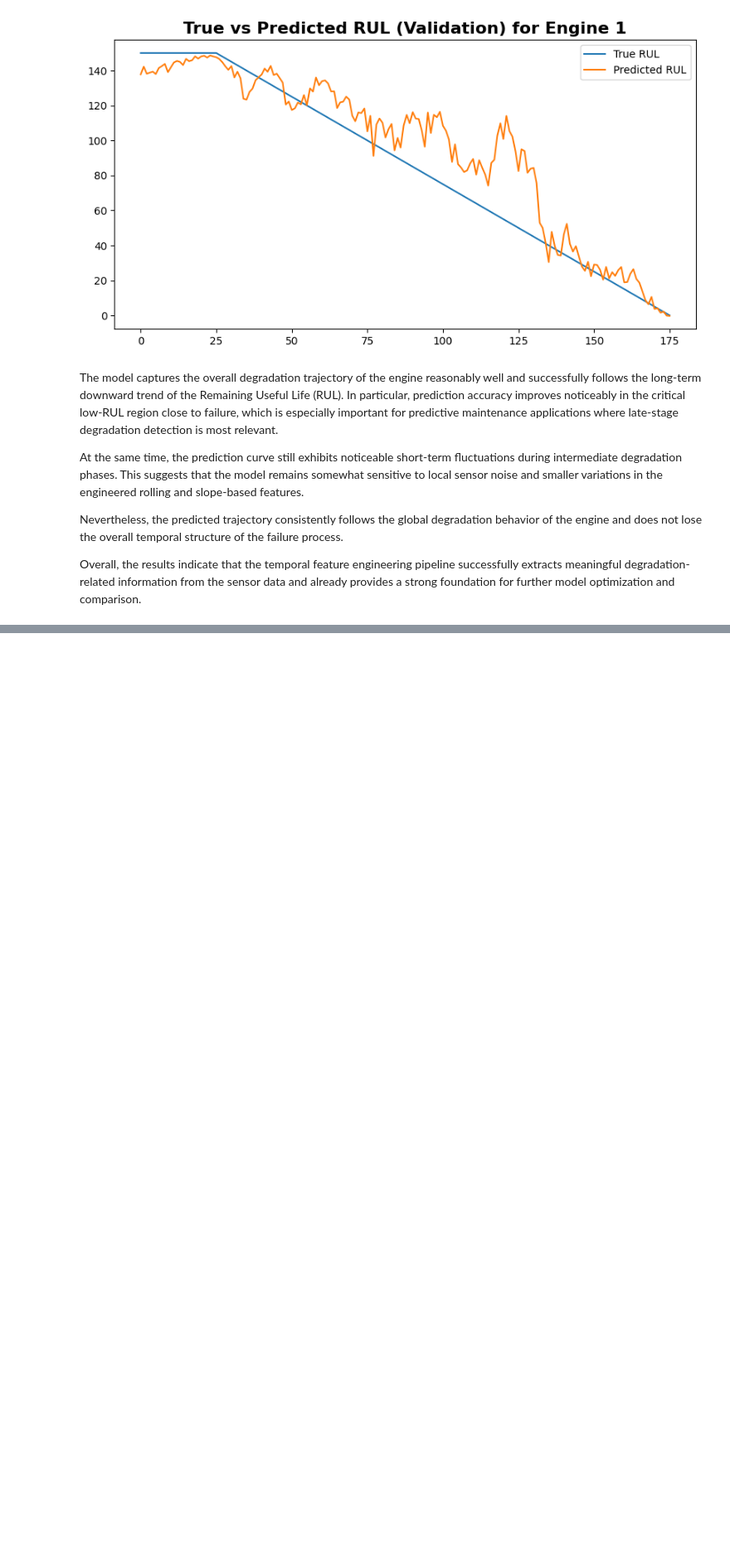
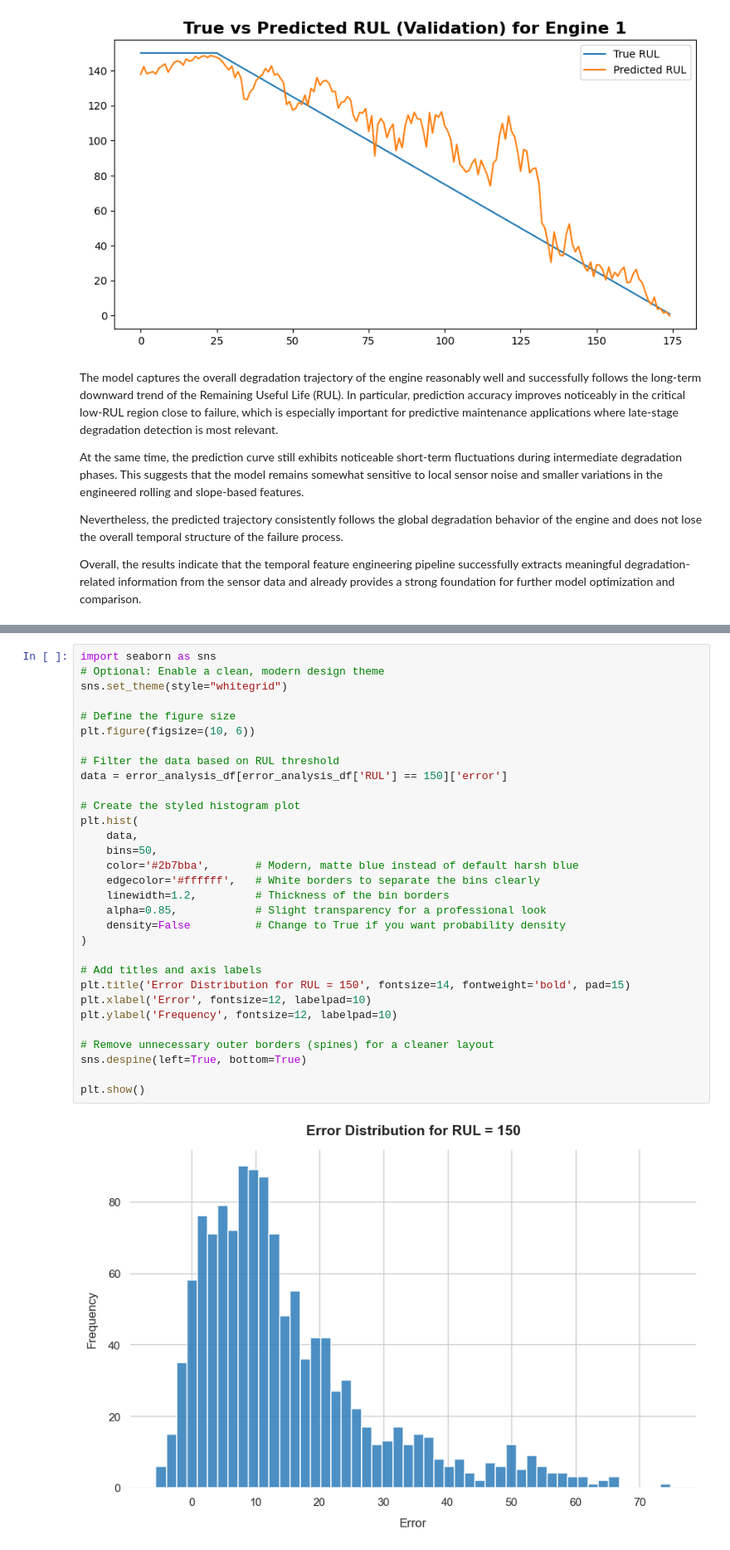
Before and after one commit to TobiSchl2010/predictive-maintenance-cmaps, a Jupyter notebook: notebooks/03_modeling.ipynb, the cells around one changed output, grey strips where cells are left out. Shown at 83% size. Cells and saved outputs as stored; diff of their text form; blank space fills up the shorter version.

```diff
--- a/notebooks/03_modeling.ipynb
+++ b/notebooks/03_modeling.ipynb
@@ -434,0 +581,33 @@ Overall, the results indicate that the temporal feature engineering pipeline suc
+# %%
+import seaborn as sns
+# Optional: Enable a clean, modern design theme
+sns.set_theme(style="whitegrid")
+
+# Define the figure size
+plt.figure(figsize=(10, 6))
+
+# Filter the data based on RUL threshold
+data = error_analysis_df[error_analysis_df['RUL'] == 150]['error']
+
+# Create the styled histogram plot
+plt.hist(
+    data,
+    bins=50,
+    color='#2b7bba',       # Modern, matte blue instead of default harsh blue
+    edgecolor='#ffffff',   # White borders to separate the bins clearly
+    linewidth=1.2,         # Thickness of the bin borders
+    alpha=0.85,            # Slight transparency for a professional look
+    density=False          # Change to True if you want probability density
+)
+
+# Add titles and axis labels
+plt.title('Error Distribution for RUL = 150', fontsize=14, fontweight='bold', pad=15)
+plt.xlabel('Error', fontsize=12, labelpad=10)
+plt.ylabel('Frequency', fontsize=12, labelpad=10)
+
+# Remove unnecessary outer borders (spines) for a cleaner layout
+sns.despine(left=True, bottom=True)
+
+plt.show()
+# %% [output]
+[figure, added]
```
Also changed, not shown: parts of 31 cells of this notebook, 5 other files.
